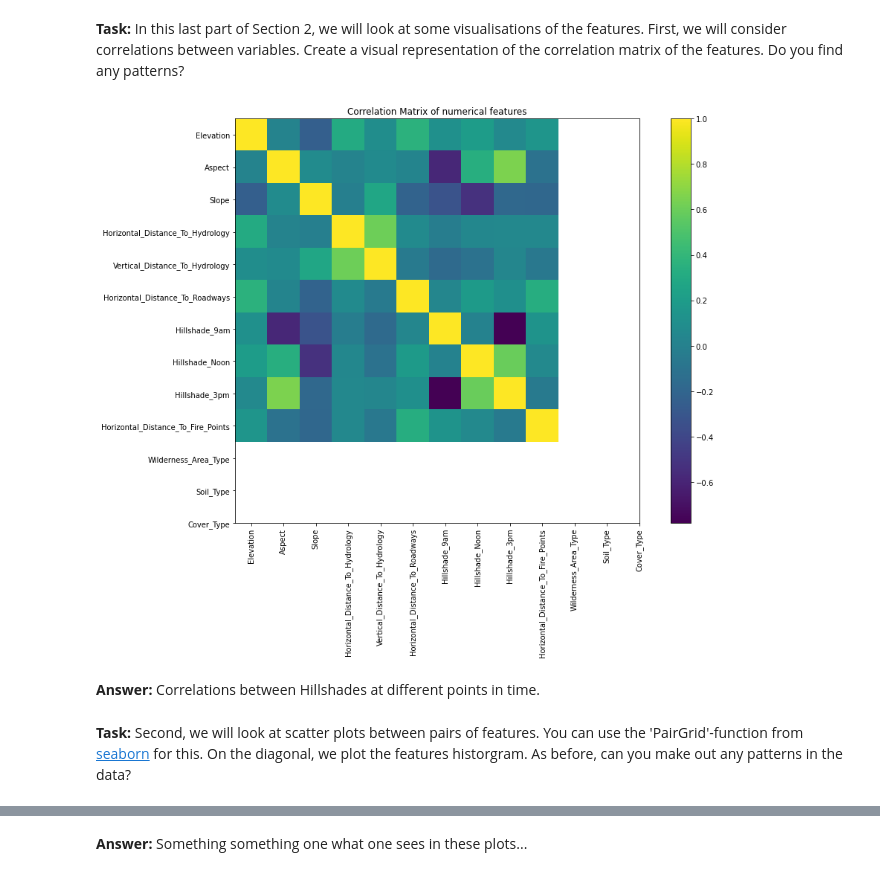
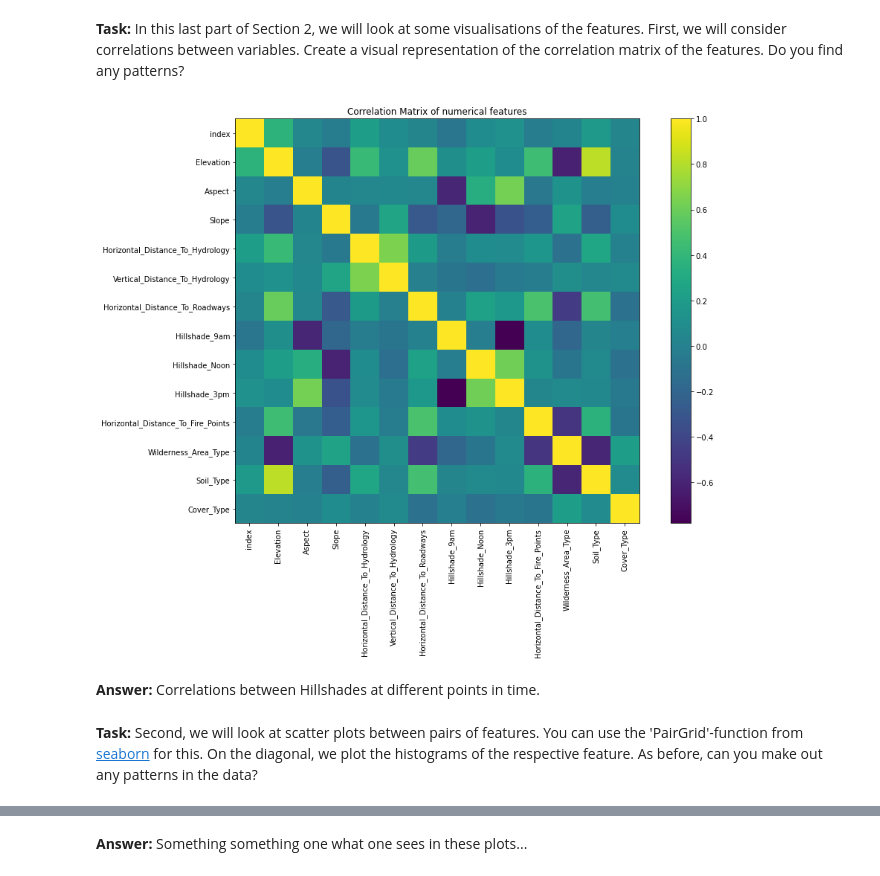
Before and after one commit to CorrelAid/correlaid-machine-learning-spring-school, a Jupyter notebook: notebooks/05_CorrelAid_ml-spring-school_data-exploration.ipynb, the cells around one changed output, grey strips where cells are left out. Cells and saved outputs as stored; diff of their text form; code cells hidden in the pictures.

```diff
--- a/notebooks/05_CorrelAid_ml-spring-school_data-exploration.ipynb
+++ b/notebooks/05_CorrelAid_ml-spring-school_data-exploration.ipynb
@@ -178,19 +176,19 @@ plt.show();
 # %%
 # Display all variable names from dataset
-display(forest_data.columns)
+display(forest_data_balanced.columns)
 
 # transform dummy variables into categorical ones and drop dummies
 
 # INSERT YOUR CODE HERE
-forest_data['Wilderness_Area_Type'] = (forest_data.iloc[:,10:14] == 1).idxmax(1)
-forest_data['Soil_Type'] = (forest_data.iloc[:,14:55] == 1).idxmax(1)
+forest_data_balanced['Wilderness_Area_Type'] = (forest_data_balanced.iloc[:,11:15] == 1).idxmax(1)
+forest_data_balanced['Soil_Type'] = (forest_data_balanced.iloc[:,15:55] == 1).idxmax(1)
 
 # transform strings to numbers by, first, deleting text (use str.replace()) and, second, transforming variables to numeric
-forest_data['Wilderness_Area_Type'] = forest_data['Wilderness_Area_Type'].str.replace('Wilderness_Area', '').astype('category')
-forest_data['Soil_Type'] = forest_data['Soil_Type'].str.replace('Soil_Type', '').astype('category')
+forest_data_balanced['Wilderness_Area_Type'] = forest_data_balanced['Wilderness_Area_Type'].str.replace('Wilderness_Area', '').astype('int64') # 'category'
+forest_data_balanced['Soil_Type'] = forest_data_balanced['Soil_Type'].str.replace('Soil_Type', '').astype('int64') # 'category'
 
 # drop dummy variables
-forest_data.drop(['Wilderness_Area1',
+forest_data_balanced.drop(['Wilderness_Area1',
        'Wilderness_Area2', 'Wilderness_Area3', 'Wilderness_Area4',
        'Soil_Type1', 'Soil_Type2', 'Soil_Type3', 'Soil_Type4', 'Soil_Type5',
        'Soil_Type6', 'Soil_Type7', 'Soil_Type8', 'Soil_Type9', 'Soil_Type10',
@@ -204,6 +202,6 @@ forest_data.drop(['Wilderness_Area1',
        'Soil_Type39', 'Soil_Type40'], axis=1, inplace=True)
 
 # check result
-display(forest_data.head())
-display(forest_data.info())
+display(forest_data_balanced.head())
+display(forest_data_balanced.info())
 # %% [output]
@@ -255,11 +251,11 @@ None
 # %%
 # INSERT YOUR CODE HERE
 
-forest_data['Cover_Type'] = forest_data['Cover_Type'].astype('category')
+forest_data_balanced['Cover_Type'] = forest_data_balanced['Cover_Type'].astype('int64') # 'category'
 
 cols_at_end = ['Cover_Type']
-forest_data = forest_data[[c for c in forest_data.columns.values if c not in cols_at_end]
-        + [c for c in cols_at_end if c in forest_data.columns.values]]
+forest_data_balanced = forest_data_balanced[[c for c in forest_data_balanced.columns.values if c not in cols_at_end]
+        + [c for c in cols_at_end if c in forest_data_balanced.columns.values]]
 
-display(forest_data.head())
+display(forest_data_balanced.head())
 # %% [output]
@@ -338,25 +316,25 @@ Create a visual representation of the correlation matrix of the features. Do you
 # %%
 # Correlation Matrix of Features
 
 # INSERT YOUR CODE HERE
-labels = forest_data.columns
+labels = forest_data_balanced.columns
 x_ = range(len(labels))
 
-cor = forest_data[labels].corr()
+cor = forest_data_balanced[labels].corr()
 
 fig, ax = plt.subplots(1, 1, figsize=(15, 10))
 im = plt.imshow(cor)
 plt.xticks(ticks=x_, labels=labels, rotation=90)
 plt.yticks(ticks=x_, labels=labels, rotation=0)
 fig.colorbar(im, ax=ax)
 plt.title('Correlation Matrix of numerical features')
 plt.show();
 # %% [output]
-[figure, old version]
+[figure, new version]
 # %% [markdown]
 **Answer:** Correlations between Hillshades at different points in time.
 # %% [markdown]
-**Task:** Second, we will look at scatter plots between pairs of features. You can use the 'PairGrid'-function from [seaborn](https://seaborn.pydata.org/generated/seaborn.PairGrid.html) for this. On the diagonal, we plot the features historgram. As before, can you make out any patterns in the data?
+**Task:** Second, we will look at scatter plots between pairs of features. You can use the 'PairGrid'-function from [seaborn](https://seaborn.pydata.org/generated/seaborn.PairGrid.html) for this. On the diagonal, we plot the histograms of the respective feature. As before, can you make out any patterns in the data?
 # %%
 grid = sns.PairGrid(data = forest_data_balanced.iloc[:,:10], corner=True)
 
```
Also changed, not shown: parts of 23 cells of this notebook, 3 other files.
